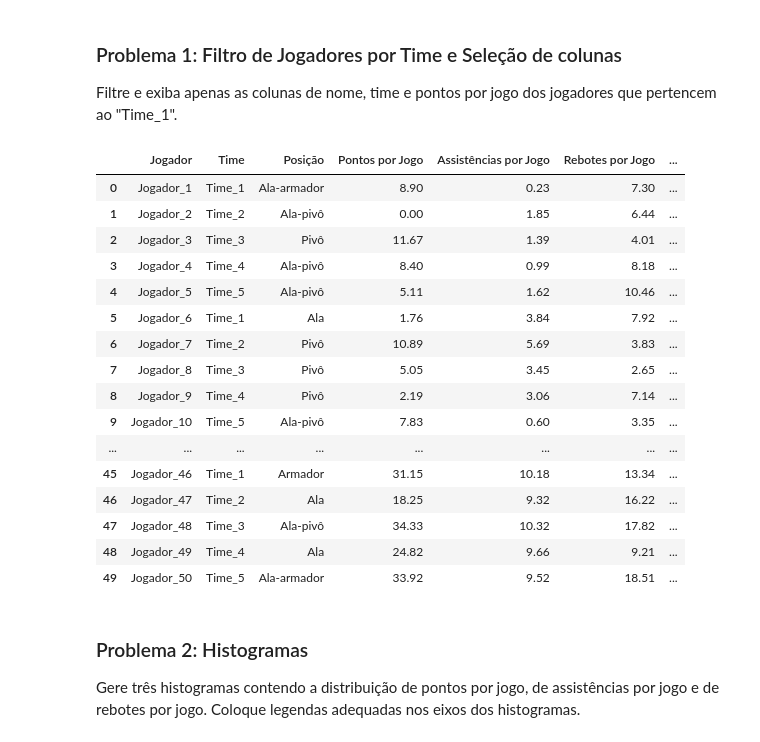
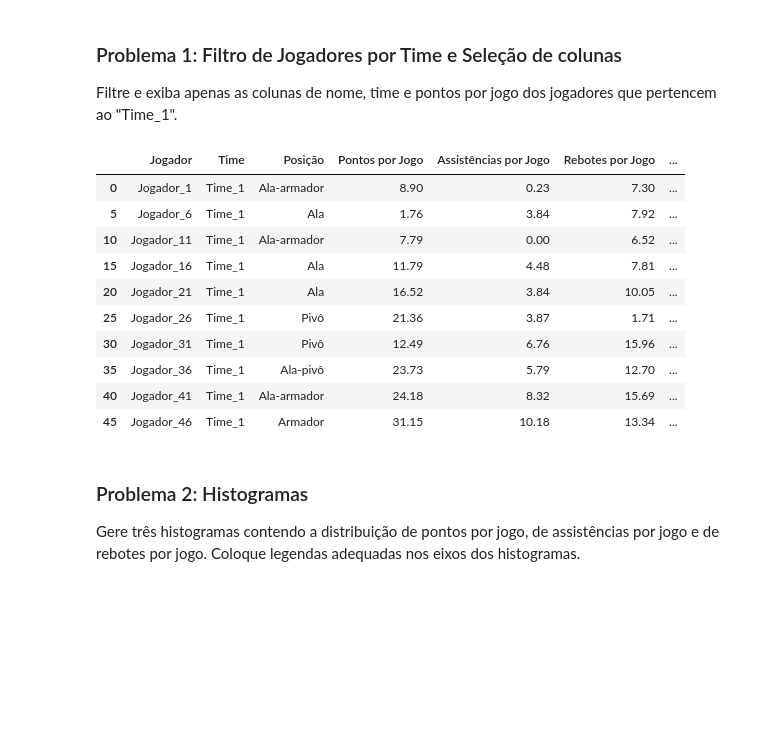
Before and after one commit to 1Henri1/colab, a Jupyter notebook: Atividade_3_Bases_de_Dados_e_Tabelas.ipynb, the cells around one changed output. Cells and saved outputs as stored; diff of their text form; code cells hidden in the pictures; blank space fills up the shorter version.

```diff
--- a/Atividade_3_Bases_de_Dados_e_Tabelas.ipynb
+++ b/Atividade_3_Bases_de_Dados_e_Tabelas.ipynb
@@ -12,27 +12,21 @@ Filtre e exiba apenas as colunas de nome, time e pontos por jogo dos jogadores q
 # %%
 import pandas as pd
 df = pd.read_csv("https://drive.google.com/u/3/uc?id=1ilNCHv5ARo_noznV_EWsOr8FaL1rO5d7&export=download")
-#df=df.query("Time == Time_1")
-
+df=df.query("Time == 'Time_1'")
+#df=df[["Jogador","Time","Pontos por Jogo"]]
 df
 # %% [output]
 |  | Jogador | Time | Posição | Pontos por Jogo | Assistências por Jogo | Rebotes por Jogo | ... |
 | 0 | Jogador_1 | Time_1 | Ala-armador | 8.90 | 0.23 | 7.30 | ... |
-| 1 | Jogador_2 | Time_2 | Ala-pivô | 0.00 | 1.85 | 6.44 | ... |
-| 2 | Jogador_3 | Time_3 | Pivô | 11.67 | 1.39 | 4.01 | ... |
-| 3 | Jogador_4 | Time_4 | Ala-pivô | 8.40 | 0.99 | 8.18 | ... |
-| 4 | Jogador_5 | Time_5 | Ala-pivô | 5.11 | 1.62 | 10.46 | ... |
 | 5 | Jogador_6 | Time_1 | Ala | 1.76 | 3.84 | 7.92 | ... |
-| 6 | Jogador_7 | Time_2 | Pivô | 10.89 | 5.69 | 3.83 | ... |
-| 7 | Jogador_8 | Time_3 | Pivô | 5.05 | 3.45 | 2.65 | ... |
-| 8 | Jogador_9 | Time_4 | Pivô | 2.19 | 3.06 | 7.14 | ... |
-| 9 | Jogador_10 | Time_5 | Ala-pivô | 7.83 | 0.60 | 3.35 | ... |
-| ... | ... | ... | ... | ... | ... | ... | ... |
+| 10 | Jogador_11 | Time_1 | Ala-armador | 7.79 | 0.00 | 6.52 | ... |
+| 15 | Jogador_16 | Time_1 | Ala | 11.79 | 4.48 | 7.81 | ... |
+| 20 | Jogador_21 | Time_1 | Ala | 16.52 | 3.84 | 10.05 | ... |
+| 25 | Jogador_26 | Time_1 | Pivô | 21.36 | 3.87 | 1.71 | ... |
+| 30 | Jogador_31 | Time_1 | Pivô | 12.49 | 6.76 | 15.96 | ... |
+| 35 | Jogador_36 | Time_1 | Ala-pivô | 23.73 | 5.79 | 12.70 | ... |
+| 40 | Jogador_41 | Time_1 | Ala-armador | 24.18 | 8.32 | 15.69 | ... |
 | 45 | Jogador_46 | Time_1 | Armador | 31.15 | 10.18 | 13.34 | ... |
-| 46 | Jogador_47 | Time_2 | Ala | 18.25 | 9.32 | 16.22 | ... |
-| 47 | Jogador_48 | Time_3 | Ala-pivô | 34.33 | 10.32 | 17.82 | ... |
-| 48 | Jogador_49 | Time_4 | Ala | 24.82 | 9.66 | 9.21 | ... |
-| 49 | Jogador_50 | Time_5 | Ala-armador | 33.92 | 9.52 | 18.51 | ... |
 # %% [markdown]
 ### Problema 2: Histogramas
 Gere três histogramas contendo a distribuição de pontos por jogo, de assistências por jogo e de rebotes por jogo. Coloque legendas adequadas nos eixos dos histogramas.
```
Also changed, not shown: parts of 2 cells of this notebook.
